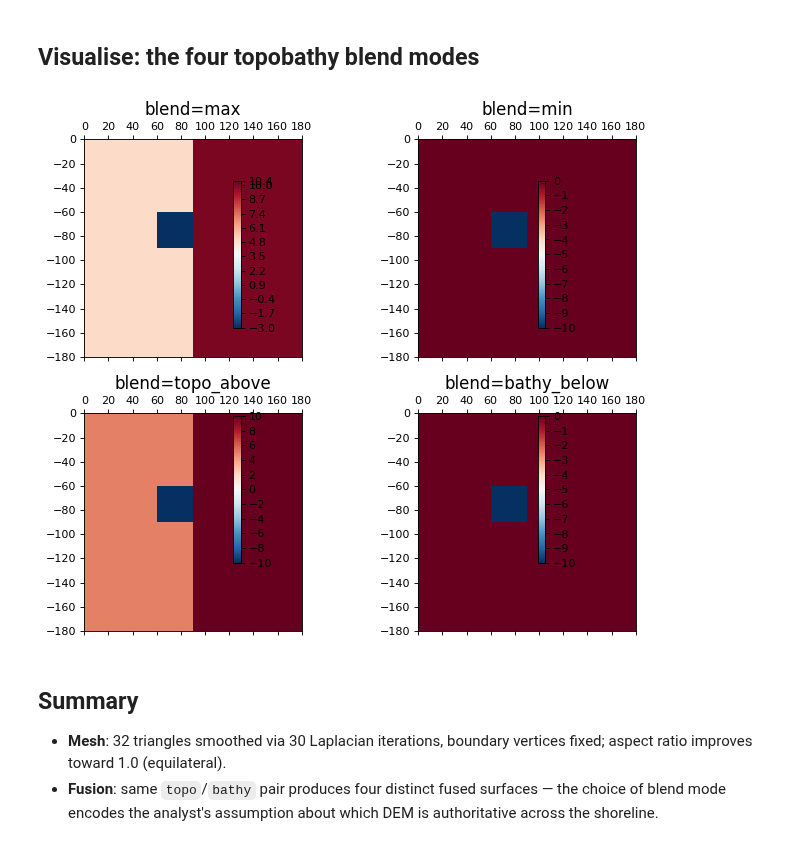
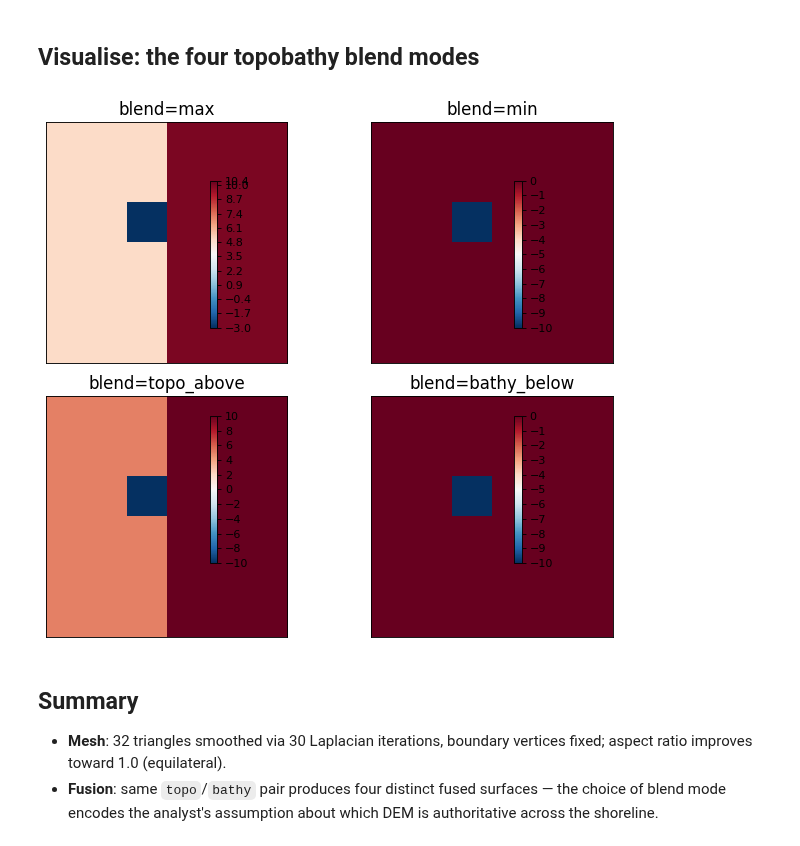
Before and after one commit to serapeum-org/digital-rivers, a Jupyter notebook: develop/examples/07_mesh_and_fusion/07_mesh_and_fusion.ipynb, the cells around one changed output. Cells and saved outputs as stored; diff of their text form; code cells hidden in the pictures.

```diff
--- a/develop/examples/07_mesh_and_fusion/07_mesh_and_fusion.ipynb
+++ b/develop/examples/07_mesh_and_fusion/07_mesh_and_fusion.ipynb
@@ -127,14 +127,16 @@ for blend in ("max", "min", "topo_above", "bathy_below"):
 # %%
 import matplotlib.pyplot as plt
 
 fig, axes = plt.subplots(2, 2, figsize=(9, 7))
 for ax, blend in zip(axes.flat, ("max", "min", "topo_above", "bathy_below")):
     fused = topobathy_fusion(topo_ds, bathy_ds, shoreline_elev=0.0, blend=blend)
     fused.plot(band=0, ax=ax, fig=fig, title=f"blend={blend}", cmap="RdBu_r")
+    ax.set_xticks([])
+    ax.set_yticks([])
 fig.tight_layout()
 plt.show()
 # %% [output]
-[figure, old version]
+[figure, new version]
 # %% [markdown]
 ## Summary
 
```
Also changed, not shown: parts of 1 cell of this notebook, 24 other files.
